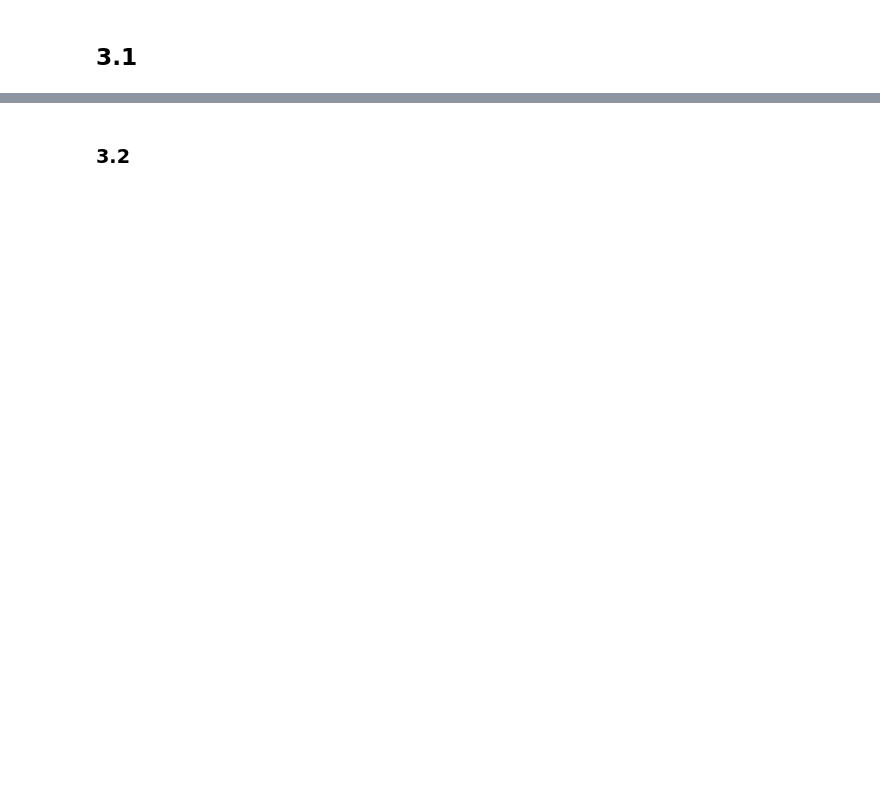
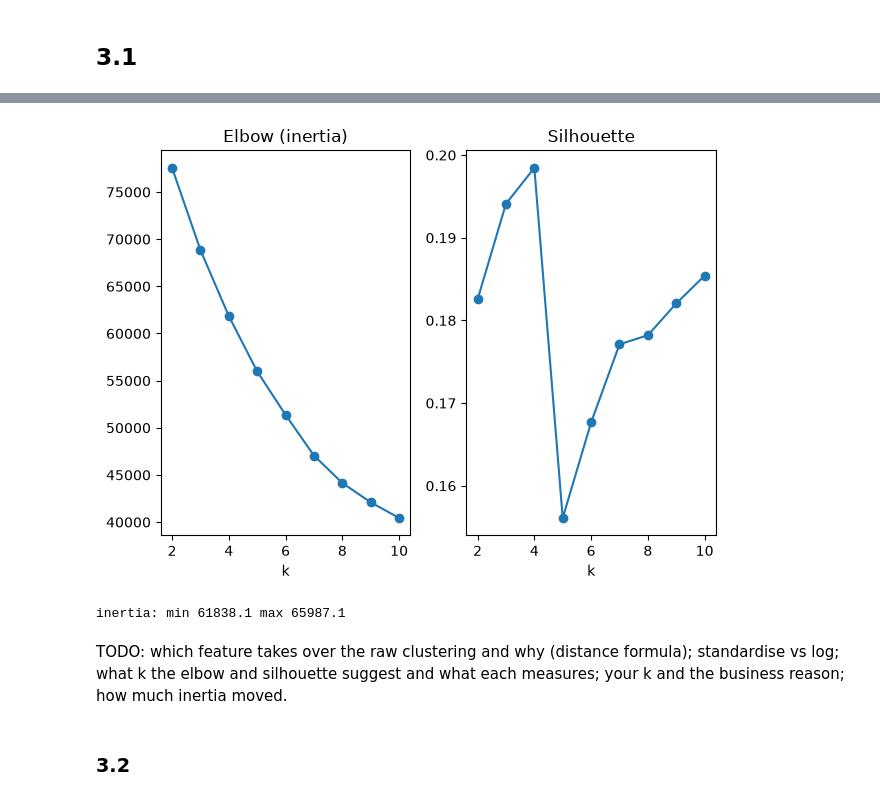
Before and after one commit to clejdan/4300, a Jupyter notebook: Assignment_3/Assignment_3.ipynb, the cells around one changed output, grey strips where cells are left out. Saved outputs shown, nothing was run; the diff lists cells and outputs as text; code cells hidden in the pictures; blank space fills up the shorter version.

```diff
--- a/Assignment_3/Assignment_3.ipynb
+++ b/Assignment_3/Assignment_3.ipynb
@@ -635,2 +980,29 @@ print(df.groupby(df["days_in_waiting_list"] > 0)["is_canceled"].agg(["mean", "co
+# %%
+# DECISION: log first or not?
+USE_LOG = False
+Fc = np.log1p(F.clip(lower=0)) if USE_LOG else F
+scaler = StandardScaler().fit(Fc)
+Z = scaler.transform(Fc)
+
+# elbow and silhouette for k = 2..10
+ks = range(2, 11)
+fits = [KMeans(k, n_init=10, random_state=42).fit(Z) for k in ks]
+plt.subplot(1, 2, 1); plt.plot(ks, [f.inertia_ for f in fits], "o-"); plt.title("Elbow (inertia)"); plt.xlabel("k")
+plt.subplot(1, 2, 2); plt.plot(ks, [silhouette_score(Z, f.labels_) for f in fits], "o-"); plt.title("Silhouette"); plt.xlabel("k")
+plt.tight_layout();
+# %% [output]
+[figure, added]
+# %%
+# DECISION: your k. Then re-run k-means from 20 different starting points.
+k = 4
+runs = [KMeans(k, n_init=1, random_state=s).fit(Z) for s in range(20)]
+inertias = np.array([r.inertia_ for r in runs])
+print("inertia: min", inertias.min().round(1), "max", inertias.max().round(1))
+final = min(runs, key=lambda r: r.inertia_)
+labels = final.labels_
+# %% [output]
+inertia: min 61838.1 max 65987.1
+# %% [markdown]
+TODO: which feature takes over the raw clustering and why (distance formula); standardise vs log; what k the elbow and silhouette suggest and what each measures; your k and the business reason; how much inertia moved.
 # %% [markdown]
 ### 3.2
```
Also changed, not shown: parts of 66 cells of this notebook.
